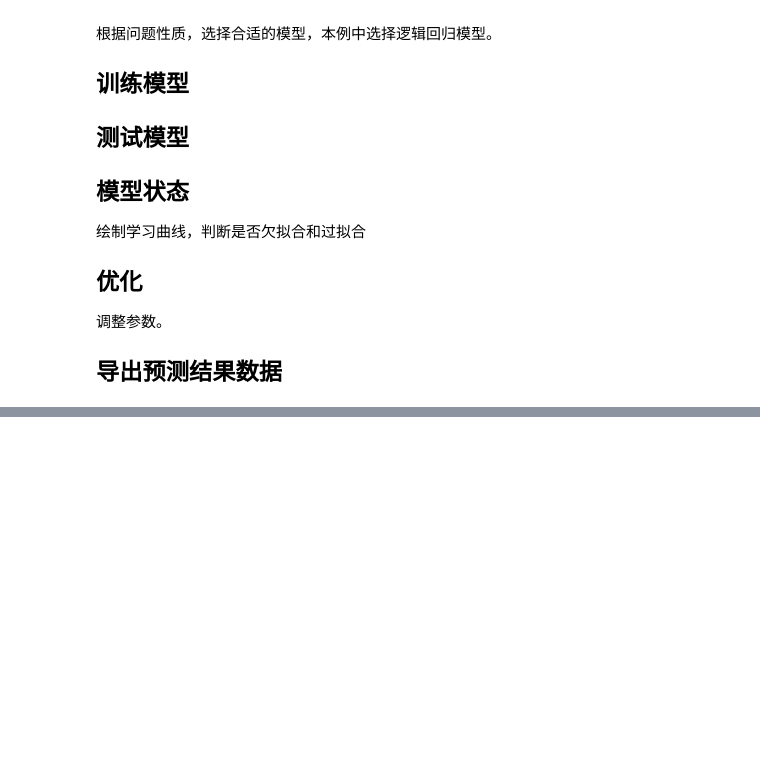
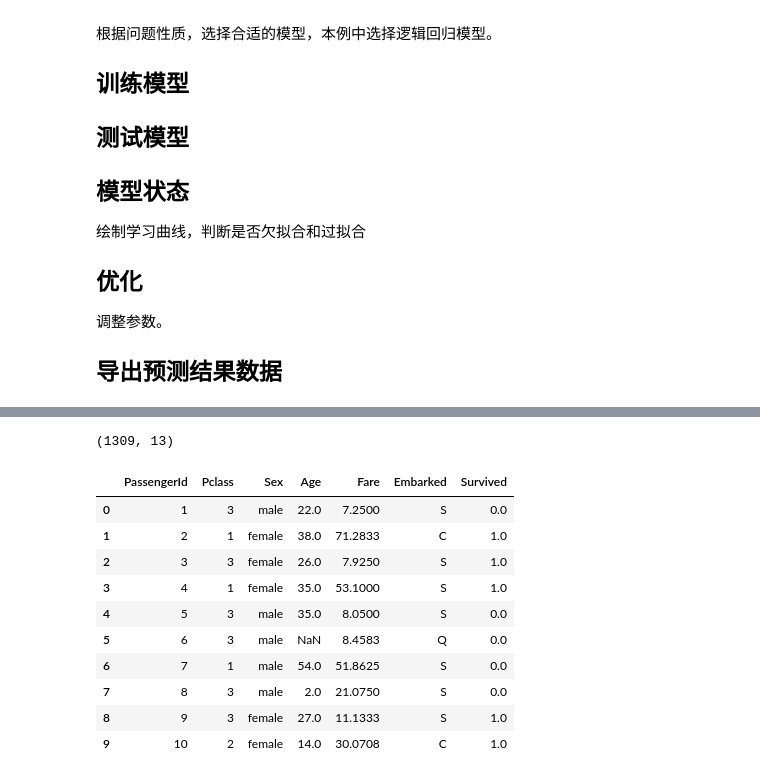
Before and after one commit to voidking/julyedu-kaggle, a Jupyter notebook: 02-titanic/Titanic.ipynb, the cells around one changed output, grey strips where cells are left out. Saved outputs shown, nothing was run; the diff lists cells and outputs as text; code cells hidden in the pictures; blank space fills up the shorter version.

```diff
--- a/02-titanic/Titanic.ipynb
+++ b/02-titanic/Titanic.ipynb
@@ -45,0 +146,8 @@ In this challenge, we ask you to complete the analysis of what sorts of people w
+# %%
+# 合成一个总的data
+train['source']= 'train'
+test['source'] = 'test'
+data=pd.concat([train, test],ignore_index=True)
+data.shape
+# %% [output]
+(1309, 13)
@@ -45,0 +157,14 @@ In this challenge, we ask you to complete the analysis of what sorts of people w
+# %%
+data.head(10)
+# %% [output]
+|  | PassengerId | Pclass | Sex | Age | Fare | Embarked | Survived |
+| 0 | 1 | 3 | male | 22.0 | 7.2500 | S | 0.0 |
+| 1 | 2 | 1 | female | 38.0 | 71.2833 | C | 1.0 |
+| 2 | 3 | 3 | female | 26.0 | 7.9250 | S | 1.0 |
+| 3 | 4 | 1 | female | 35.0 | 53.1000 | S | 1.0 |
+| 4 | 5 | 3 | male | 35.0 | 8.0500 | S | 0.0 |
+| 5 | 6 | 3 | male | NaN | 8.4583 | Q | 0.0 |
+| 6 | 7 | 1 | male | 54.0 | 51.8625 | S | 0.0 |
+| 7 | 8 | 3 | male | 2.0 | 21.0750 | S | 0.0 |
+| 8 | 9 | 3 | female | 27.0 | 11.1333 | S | 1.0 |
+| 9 | 10 | 2 | female | 14.0 | 30.0708 | C | 1.0 |
```
Also changed, not shown: parts of 19 cells of this notebook, 1 other file.
